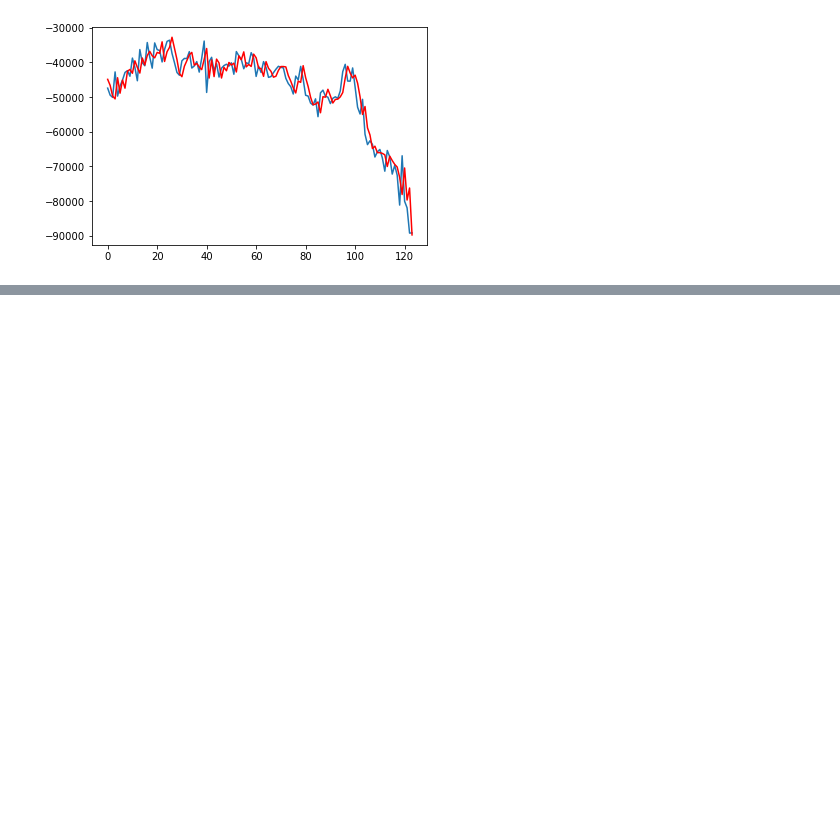
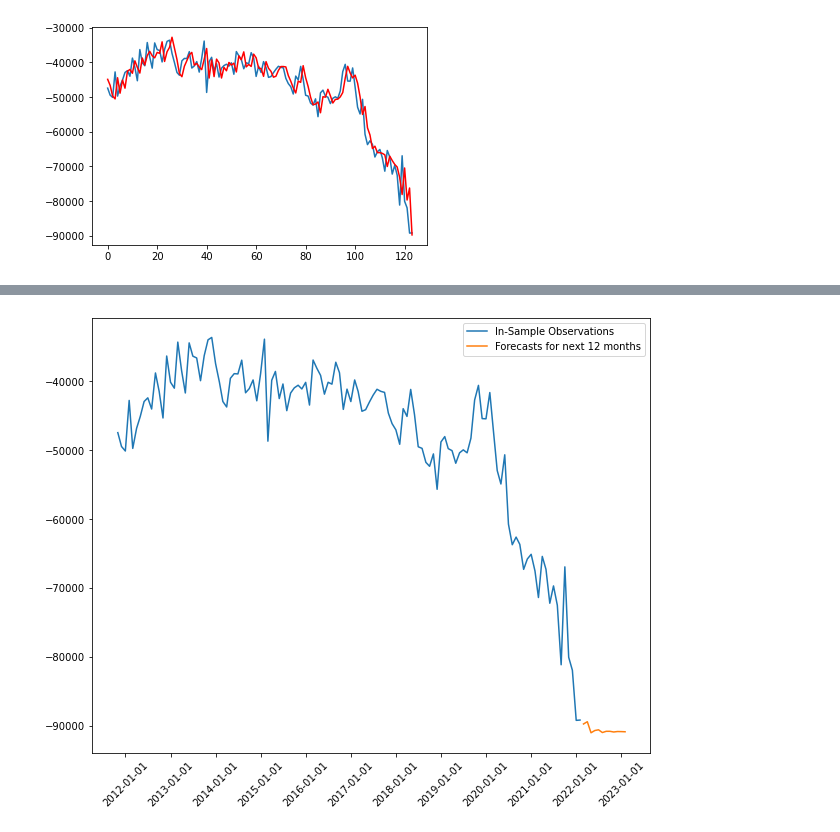
Before and after one commit to AGoyal0512/Trade-Balance-Forecasting, a Jupyter notebook: Project Report.ipynb, the cells around one changed output, grey strips where cells are left out. Drawn from its saved outputs; the diff is of its cells as text; code cells hidden in the pictures; blank space fills up the shorter version.

```diff
--- a/Project Report.ipynb
+++ b/Project Report.ipynb
@@ -273,3 +275,6 @@ plt.plot(predictions, color='red', legend = True)
 plt.show()
 # %% [output]
 [figure]
+# %%
+forecast = model_fit.forecast(steps=12)
+forecast
@@ -275,0 +311,21 @@ plt.show()
+# %%
+forecast_dates = ['2022-03-01', '2022-04-01', '2022-05-01', '2022-06-01',
+                  '2022-07-01', '2022-08-01', '2022-09-01', '2022-10-01',
+                  '2022-11-01', '2022-12-01', '2023-01-01', '2023-02-01']
+
+s = Series([])
+for date in forecast_dates:
+    s = s.append(Series(parser(date))).reset_index(drop=True)
+
+forecast_df = concat([s, Series(forecast)], axis=1).set_index(0)
+# %%
+series = read_csv('BOPGSTB.csv', header=0, parse_dates=[0], index_col=0, squeeze=True, date_parser=parser)
+train, test = series[0:size], series[size:len(X)]
+
+fig, ax = plt.subplots(figsize=(10, 8))
+ax.plot(test, label='In-Sample Observations')
+ax.plot(forecast_df, label='Forecasts for next 12 months')
+ax.legend()
+plt.xticks(['2012', '2013', '2014', '2015', '2016', '2017', '2018', '2019','2020', '2021', '2022', '2023'], rotation=45);
+# %% [output]
+[figure, added]
```
Also changed, not shown: parts of 10 cells of this notebook.
